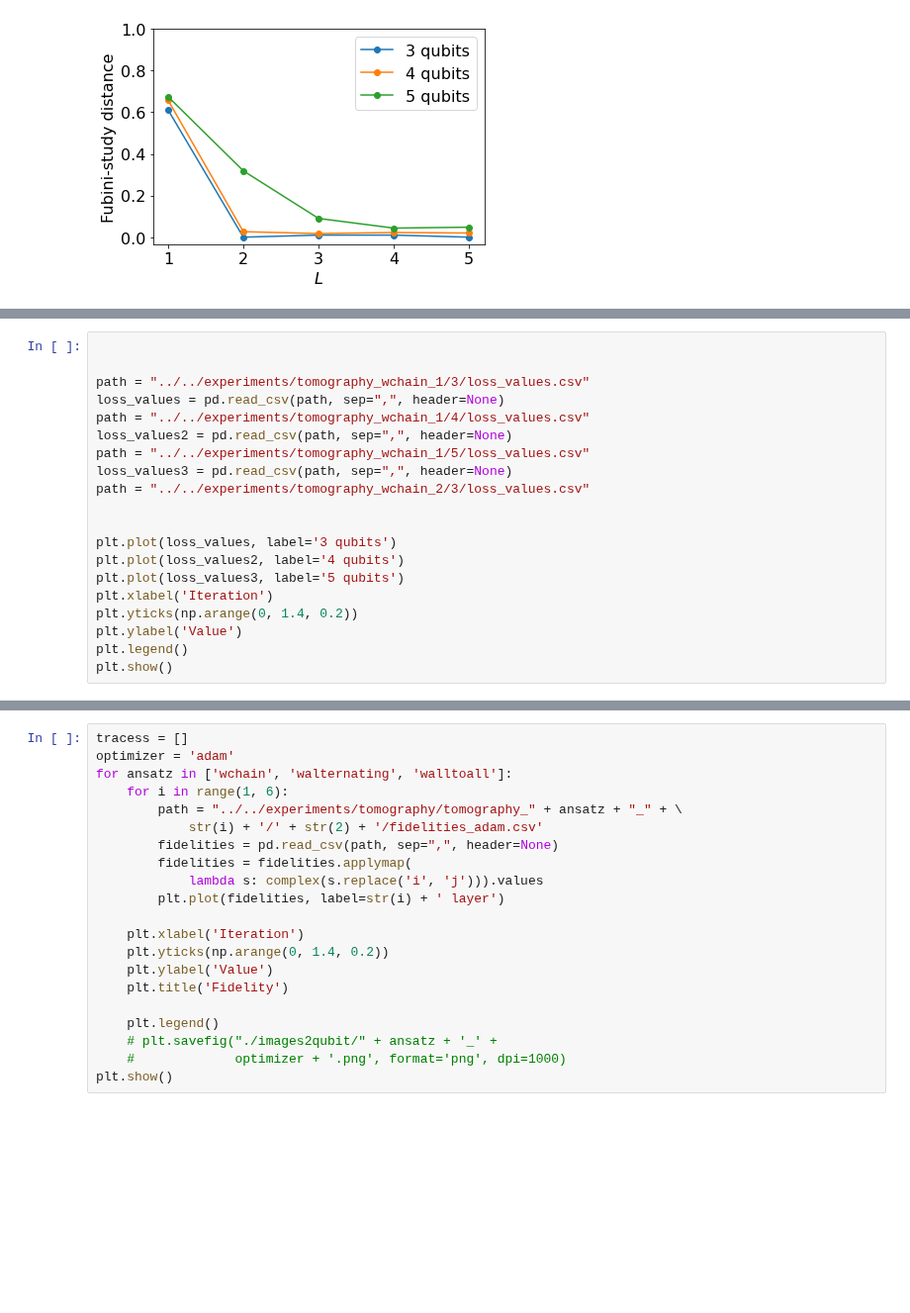
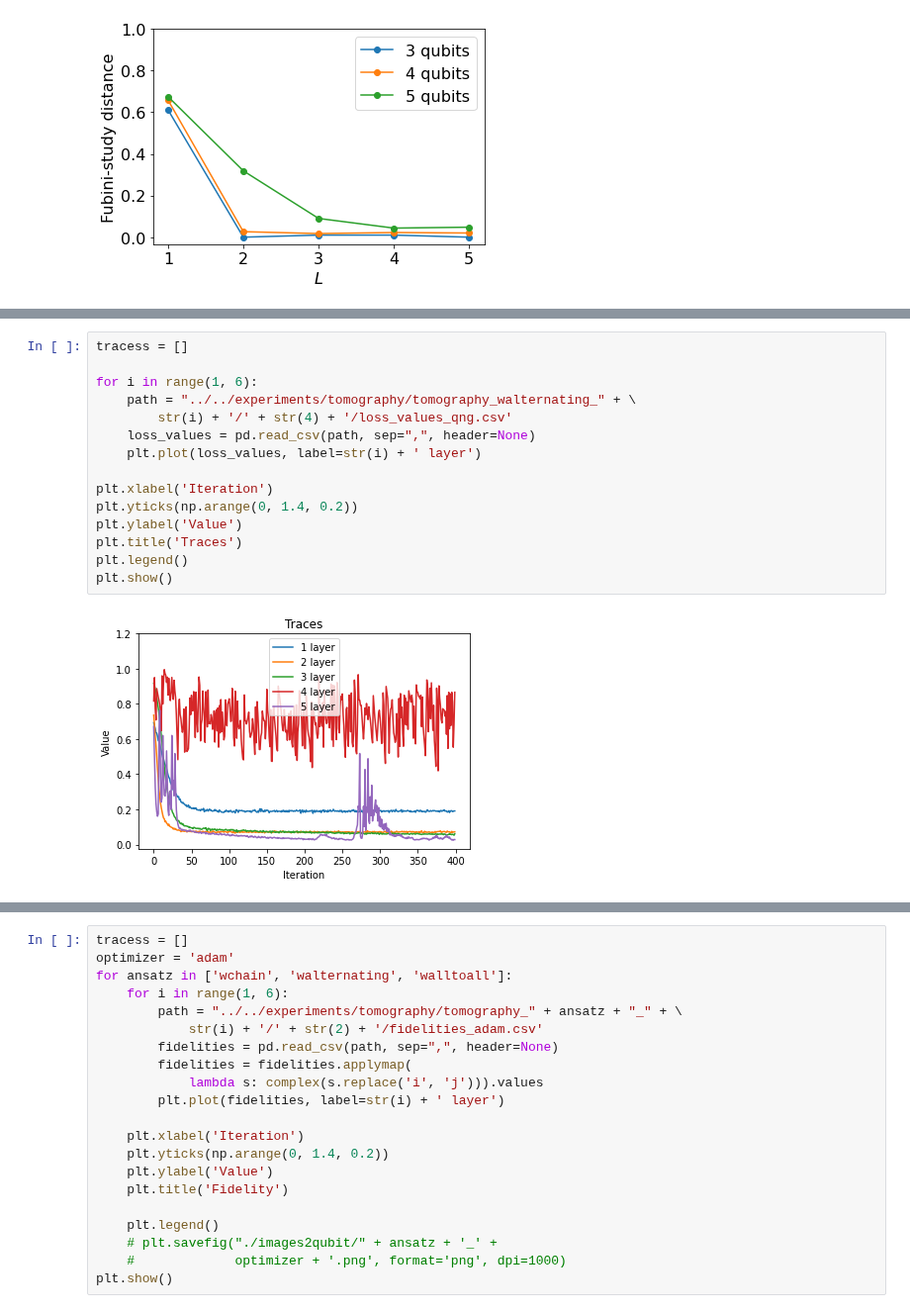
Before and after one commit to vutuanhai237/UC-VQA, a Jupyter notebook: codes/tomography/plot_compareW.ipynb, the cells around one changed output, grey strips where cells are left out. Shown at 99% size. Drawn from its saved outputs; the diff is of its cells as text; blank space fills up the shorter version.

```diff
--- a/codes/tomography/plot_compareW.ipynb
+++ b/codes/tomography/plot_compareW.ipynb
@@ -245,20 +245,17 @@ plt.show()
 # %%
+tracess = []
 
+for i in range(1, 6):
+    path = "../../experiments/tomography/tomography_walternating_" + \
+        str(i) + '/' + str(4) + '/loss_values_qng.csv'
+    loss_values = pd.read_csv(path, sep=",", header=None)
+    plt.plot(loss_values, label=str(i) + ' layer')
 
-path = "../../experiments/tomography_wchain_1/3/loss_values.csv"
-loss_values = pd.read_csv(path, sep=",", header=None)
-path = "../../experiments/tomography_wchain_1/4/loss_values.csv"
-loss_values2 = pd.read_csv(path, sep=",", header=None)
-path = "../../experiments/tomography_wchain_1/5/loss_values.csv"
-loss_values3 = pd.read_csv(path, sep=",", header=None)
-path = "../../experiments/tomography_wchain_2/3/loss_values.csv"
-
-
-plt.plot(loss_values, label='3 qubits')
-plt.plot(loss_values2, label='4 qubits')
-plt.plot(loss_values3, label='5 qubits')
 plt.xlabel('Iteration')
 plt.yticks(np.arange(0, 1.4, 0.2))
 plt.ylabel('Value')
+plt.title('Traces')
 plt.legend()
 plt.show()
+# %% [output]
+[figure, added]
```
Also changed, not shown: parts of 3 cells of this notebook, 24 other files.
